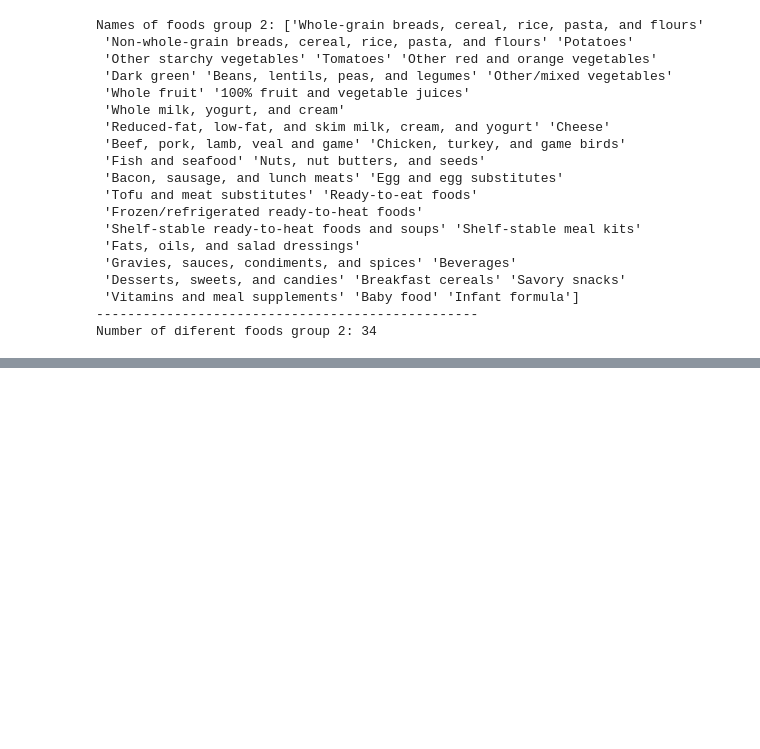
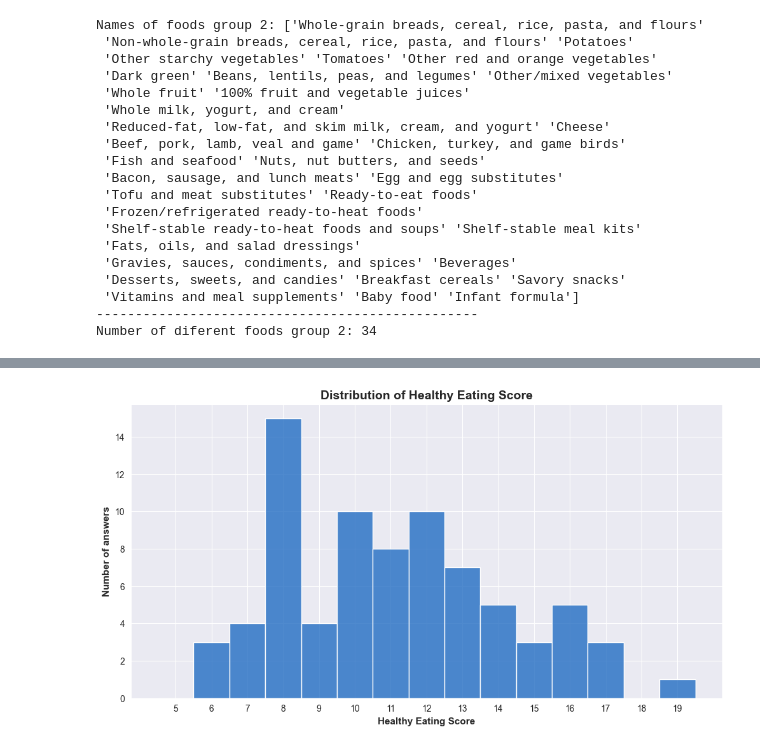
Before and after one commit to StephanieApaza/Income_influence_food_choices, a Jupyter notebook: income_food_choices.ipynb, the cells around one changed output, grey strips where cells are left out. Drawn from its saved outputs; the diff is of its cells as text; code cells hidden in the pictures; blank space fills up the shorter version.

Commit message:
Analyzing income, healthy and unhealthy habits

```diff
--- a/income_food_choices.ipynb
+++ b/income_food_choices.ipynb
@@ -326,0 +335,33 @@ Number of diferent foods group 2: 34
+# %%
+# Organizing columns
+healthy_columns = ['What is your weekly food intake frequency of the following food categories: [Fresh fruit]',
+                'What is your weekly food intake frequency of the following food categories: [Fresh vegetables]',
+                'What is your weekly food intake frequency of the following food categories: [Seafood ]']
+
+unhealthy_columns = ['How frequently do you consume these beverages [Aerated (Soft) Drinks]',
+                'How frequently do you consume these beverages [Dairy Beverages (Milk, Milkshakes, Smoothies, Buttermilk, etc)]',
+                'How frequently do you consume these beverages [Alcoholic Beverages]',
+                'What is your weekly food intake frequency of the following food categories: [Sweet foods]',
+                'What is your weekly food intake frequency of the following food categories: [Oily, fried foods]',
+                'What is your weekly food intake frequency of the following food categories: [Salty foods]']
+# %%
+# Turning categorical responses into numbers
+def responses_frecuency(values):
+    frecuencies = {
+        'Never': 0,
+        'Less often': 1,
+        'Once a month': 2,
+        'Few times a week': 3,
+        'Once a day': 4,
+        'Often': 5,
+        'Several times a day': 6,
+        'In every meal': 7,
+        'With every meal': 7}
+    return frecuencies.get(values, None)
+
+for column_change in healthy_columns + unhealthy_columns:
+    dietary_habits_df[column_change] = dietary_habits_df[column_change].map(responses_frecuency)
+# %%
+# Creating indexes
+dietary_habits_df['Healthy_eating_score'] = dietary_habits_df[healthy_columns].sum(axis=1)
+dietary_habits_df['Unhealthy_eating_score'] = dietary_habits_df[unhealthy_columns].sum(axis=1)
@@ -326,0 +413,11 @@ Number of diferent foods group 2: 34
+# %%
+max_score_healthy = dietary_habits_df['Healthy_eating_score'].max()
+plt.figure(figsize=(12,6))
+sns.histplot(data=dietary_habits_df, x='Healthy_eating_score', bins=np.arange(5, max_score_healthy +2)-0.5, kde=False)
+plt.title("Distribution of Healthy Eating Score", fontsize=14, weight="bold")
+plt.xlabel("Healthy Eating Score", fontsize=11, weight="bold")
+plt.xticks(range(5, max_score_healthy +1))
+plt.ylabel("Number of answers", fontsize=11, weight="bold")
+plt.show()
+# %% [output]
+[figure, added]
```
Also changed, not shown: parts of 9 cells of this notebook.
